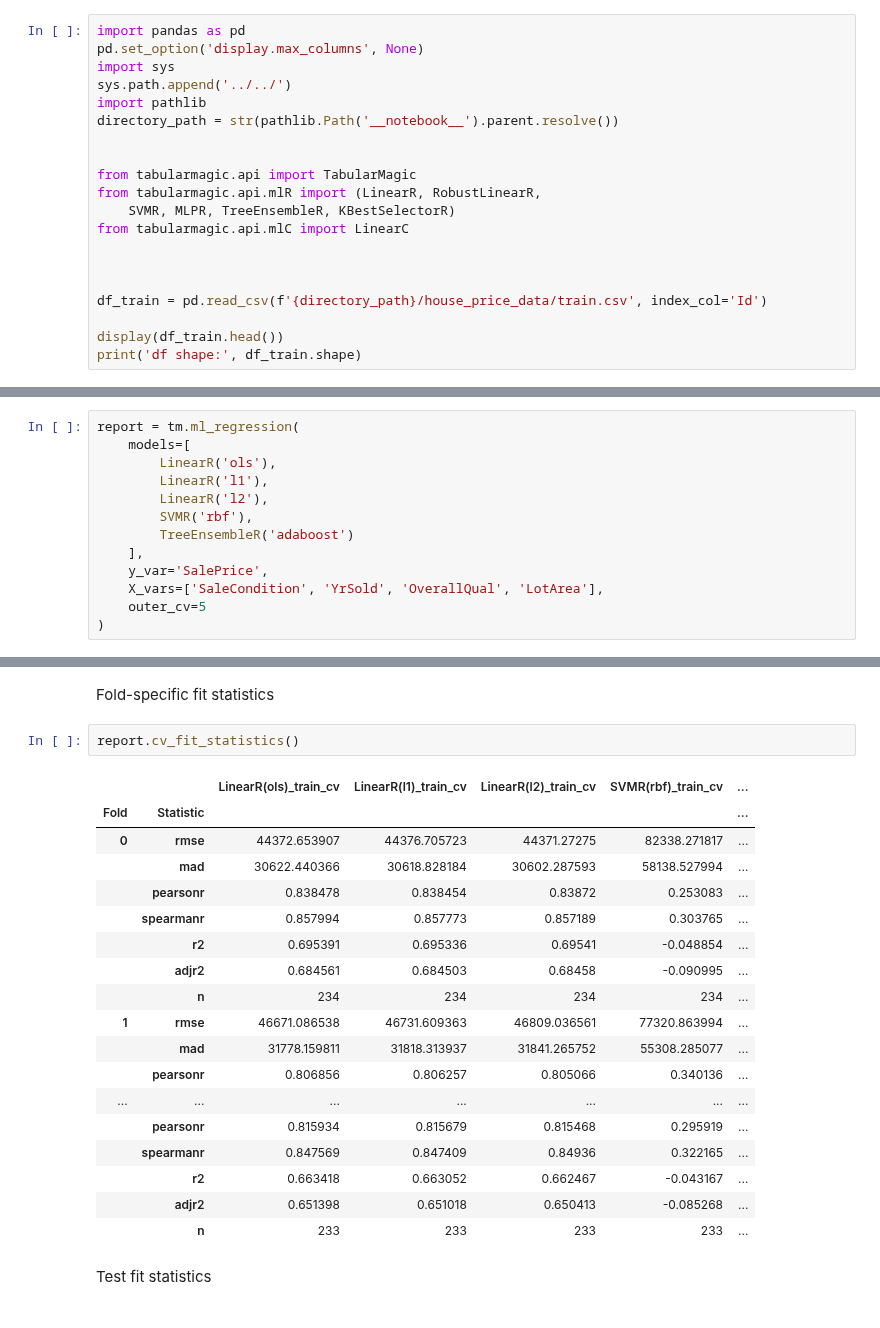
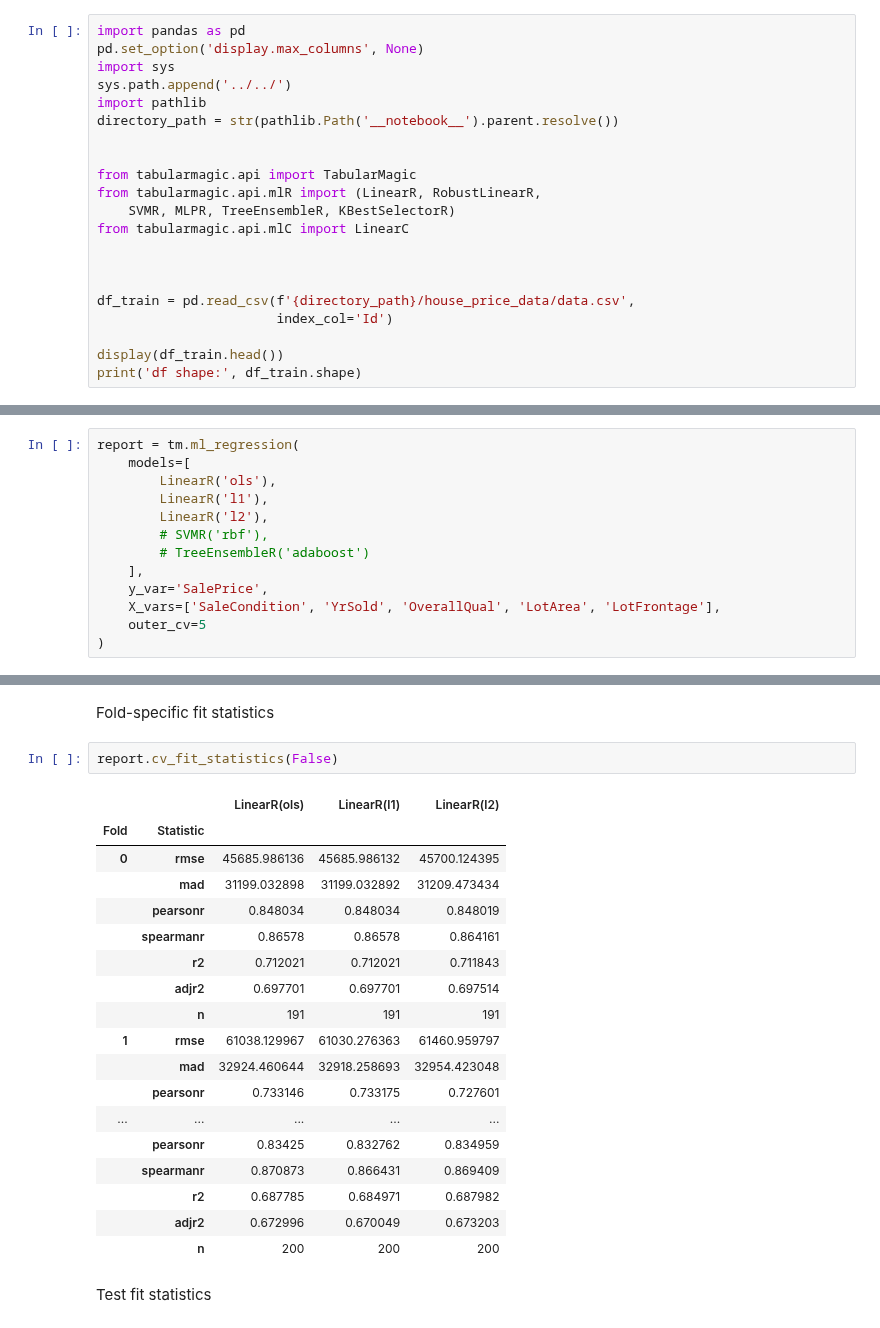
Before and after one commit to ajy25/TabularMagic, a Jupyter notebook: demo/regression/house_prices.ipynb, the cells around one changed output, grey strips where cells are left out. Saved outputs shown, nothing was run; the diff lists cells and outputs as text.

```diff
--- a/demo/regression/house_prices.ipynb
+++ b/demo/regression/house_prices.ipynb
@@ -14,7 +14,8 @@ from tabularmagic.api.mlC import LinearC
 
 
 
-df_train = pd.read_csv(f'{directory_path}/house_price_data/train.csv', index_col='Id')
+df_train = pd.read_csv(f'{directory_path}/house_price_data/data.csv',
+                       index_col='Id')
 
 display(df_train.head())
 print('df shape:', df_train.shape)
@@ -119,11 +163,11 @@ report = tm.ml_regression(
         LinearR('ols'),
         LinearR('l1'),
         LinearR('l2'),
-        SVMR('rbf'),
-        TreeEnsembleR('adaboost')
+        # SVMR('rbf'),
+        # TreeEnsembleR('adaboost')
     ],
     y_var='SalePrice',
-    X_vars=['SaleCondition', 'YrSold', 'OverallQual', 'LotArea'],
+    X_vars=['SaleCondition', 'YrSold', 'OverallQual', 'LotArea', 'LotFrontage'],
     outer_cv=5
 )
 # %% [output]
@@ -152,26 +192,26 @@ report.fit_statistics('train')
 # %% [markdown]
 Fold-specific fit statistics
 # %%
-report.cv_fit_statistics()
+report.cv_fit_statistics(False)
 # %% [output]
-|  |  | LinearR(ols)_train_cv | LinearR(l1)_train_cv | LinearR(l2)_train_cv | SVMR(rbf)_train_cv | ... |
-| Fold | Statistic |  |  |  |  | ... |
-| 0 | rmse | 44372.653907 | 44376.705723 | 44371.27275 | 82338.271817 | ... |
-|  | mad | 30622.440366 | 30618.828184 | 30602.287593 | 58138.527994 | ... |
-|  | pearsonr | 0.838478 | 0.838454 | 0.83872 | 0.253083 | ... |
-|  | spearmanr | 0.857994 | 0.857773 | 0.857189 | 0.303765 | ... |
-|  | r2 | 0.695391 | 0.695336 | 0.69541 | -0.048854 | ... |
-|  | adjr2 | 0.684561 | 0.684503 | 0.68458 | -0.090995 | ... |
-|  | n | 234 | 234 | 234 | 234 | ... |
-| 1 | rmse | 46671.086538 | 46731.609363 | 46809.036561 | 77320.863994 | ... |
-|  | mad | 31778.159811 | 31818.313937 | 31841.265752 | 55308.285077 | ... |
-|  | pearsonr | 0.806856 | 0.806257 | 0.805066 | 0.340136 | ... |
-| ... | ... | ... | ... | ... | ... | ... |
-|  | pearsonr | 0.815934 | 0.815679 | 0.815468 | 0.295919 | ... |
-|  | spearmanr | 0.847569 | 0.847409 | 0.84936 | 0.322165 | ... |
-|  | r2 | 0.663418 | 0.663052 | 0.662467 | -0.043167 | ... |
-|  | adjr2 | 0.651398 | 0.651018 | 0.650413 | -0.085268 | ... |
-|  | n | 233 | 233 | 233 | 233 | ... |
+|  |  | LinearR(ols) | LinearR(l1) | LinearR(l2) |
+| Fold | Statistic |  |  |  |
+| 0 | rmse | 45685.986136 | 45685.986132 | 45700.124395 |
+|  | mad | 31199.032898 | 31199.032892 | 31209.473434 |
+|  | pearsonr | 0.848034 | 0.848034 | 0.848019 |
+|  | spearmanr | 0.86578 | 0.86578 | 0.864161 |
+|  | r2 | 0.712021 | 0.712021 | 0.711843 |
+|  | adjr2 | 0.697701 | 0.697701 | 0.697514 |
+|  | n | 191 | 191 | 191 |
+| 1 | rmse | 61038.129967 | 61030.276363 | 61460.959797 |
+|  | mad | 32924.460644 | 32918.258693 | 32954.423048 |
+|  | pearsonr | 0.733146 | 0.733175 | 0.727601 |
+| ... | ... | ... | ... | ... |
+|  | pearsonr | 0.83425 | 0.832762 | 0.834959 |
+|  | spearmanr | 0.870873 | 0.866431 | 0.869409 |
+|  | r2 | 0.687785 | 0.684971 | 0.687982 |
+|  | adjr2 | 0.672996 | 0.670049 | 0.673203 |
+|  | n | 200 | 200 | 200 |
 # %% [markdown]
 Test fit statistics
 # %%
```
Also changed, not shown: parts of 7 cells of this notebook, 19 other files.
